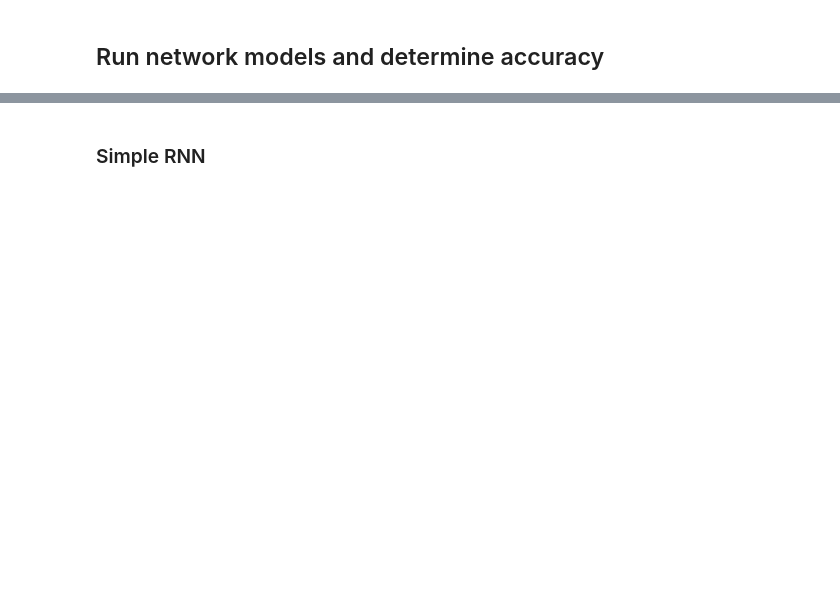
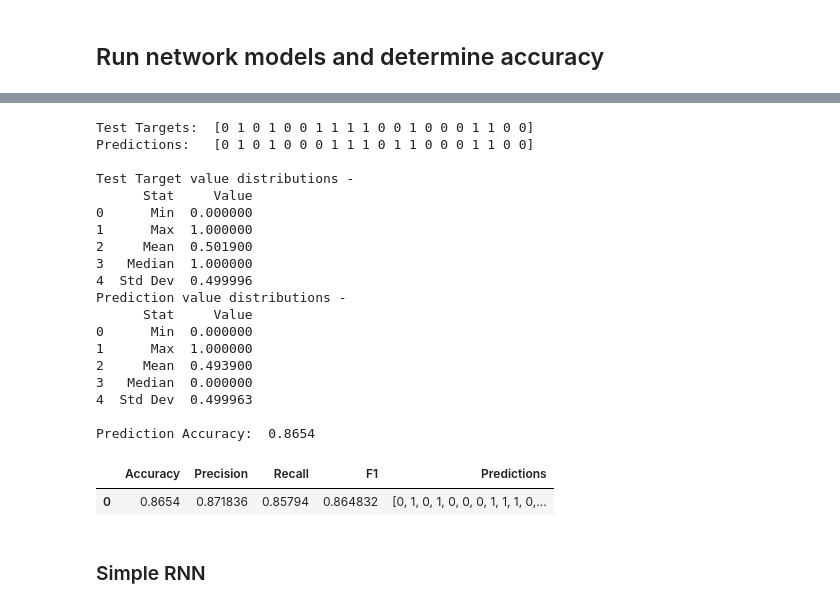
Before and after one commit to NormanHung/IMDB-Sentiment, a Jupyter notebook: SentimentAnalysis.ipynb, the cells around one changed output, grey strips where cells are left out. Cells and saved outputs as stored; diff of their text form; code cells hidden in the pictures; blank space fills up the shorter version.

Commit message:
Added model built around convolutional layer.

```diff
--- a/SentimentAnalysis.ipynb
+++ b/SentimentAnalysis.ipynb
@@ -320,3 +333,9 @@ LabelCount = 1
 # %%
 import keras
 from sklearn.metrics import accuracy_score, recall_score, precision_score, f1_score, confusion_matrix
+# %%
+from keras.callbacks import EarlyStopping, ModelCheckpoint
+KerasCallbacks_List = [
+    EarlyStopping(monitor = "val_accuracy", patience = 3),
+    ModelCheckpoint(filepath = "BestModel.dat", monitor = "val_accuracy", save_best_only = True),
+]
@@ -322,0 +369,29 @@ from sklearn.metrics import accuracy_score, recall_score, precision_score, f1_sc
+# %%
+import keras
+from keras.models import Sequential
+from keras.layers import Dense, Activation, Dropout, Embedding, Flatten
+from keras.optimizers import SGD, Adam
+
+def CreateMLP():
+    keras.backend.clear_session()
+    model = Sequential()
+
+    # Input layer
+    model.add(Embedding(input_dim = UniqueWordMax, output_dim = InputUnitsCount, input_length = InputSize))
+    model.add(Flatten())
+    model.add(Dense(HiddenUnitsCount, activation = "relu"))
+#    model.add(Dropout(DropoutRate))
+
+    # Output layer
+    model.add(Dense(LabelCount, activation = "sigmoid"))
+
+    model.compile(
+        loss = "binary_crossentropy",
+        optimizer = Adam(),
+        metrics = ["accuracy"]
+    )
+
+    return model
+# %%
+model = CreateMLP()
+model.summary()
@@ -322,0 +415,2 @@ from sklearn.metrics import accuracy_score, recall_score, precision_score, f1_sc
+# %%
+model.fit(TrainData, TrainTarget, epochs = 15, callbacks = KerasCallbacks_List, validation_data = (TestData, TestTarget), batch_size = BatchSize, verbose = 2)
@@ -323,3 +430,27 @@ from sklearn.metrics import accuracy_score, recall_score, precision_score, f1_sc
+# %%
+GetNetworkPredictionStats(model)
+# %% [output]
+Test Targets:  [0 1 0 1 0 0 1 1 1 1 0 0 1 0 0 0 1 1 0 0]
+Predictions:   [0 1 0 1 0 0 0 1 1 1 0 1 1 0 0 0 1 1 0 0]
+
+Test Target value distributions -
+      Stat     Value
+0      Min  0.000000
+1      Max  1.000000
+2     Mean  0.501900
+3   Median  1.000000
+4  Std Dev  0.499996
+Prediction value distributions -
+      Stat     Value
+0      Min  0.000000
+1      Max  1.000000
+2     Mean  0.493900
+3   Median  0.000000
+4  Std Dev  0.499963
+
+Prediction Accuracy:  0.8654
+|  | Accuracy | Precision | Recall | F1 | Predictions |
+| 0 | 0.8654 | 0.871836 | 0.85794 | 0.864832 | [0, 1, 0, 1, 0, 0, 0, 1, 1, 1, 0,... |
 # %% [markdown]
 ### Simple RNN
 # %%
```
Also changed, not shown: parts of 81 cells of this notebook.
